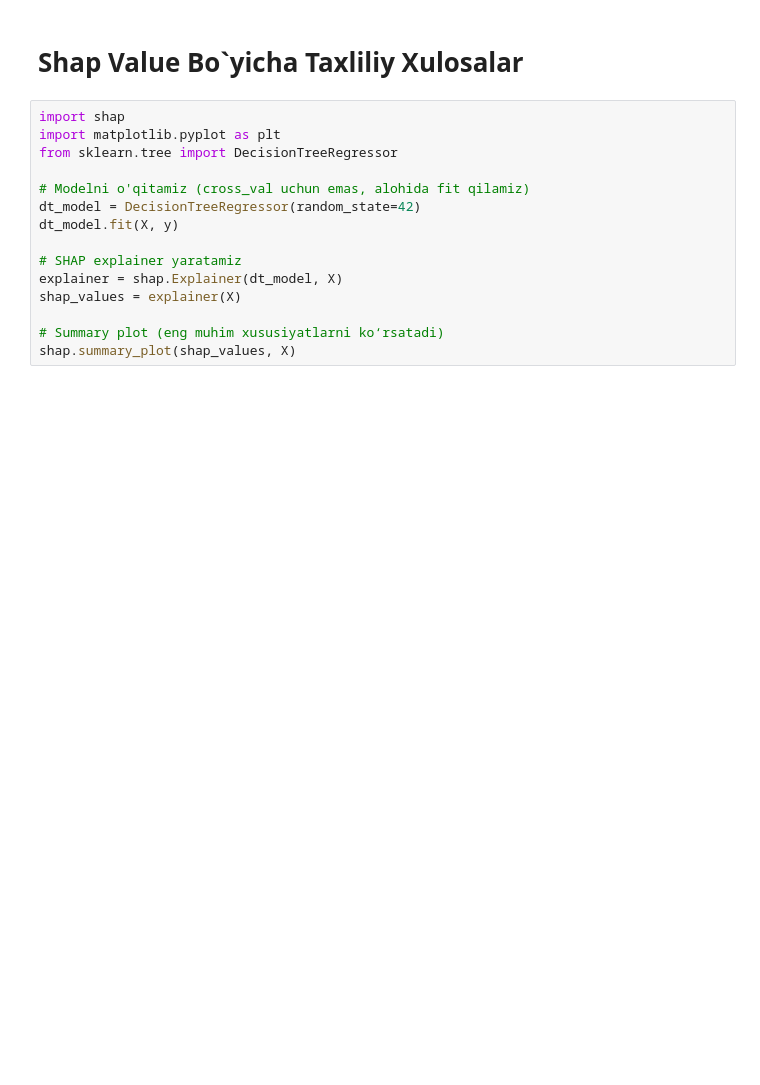
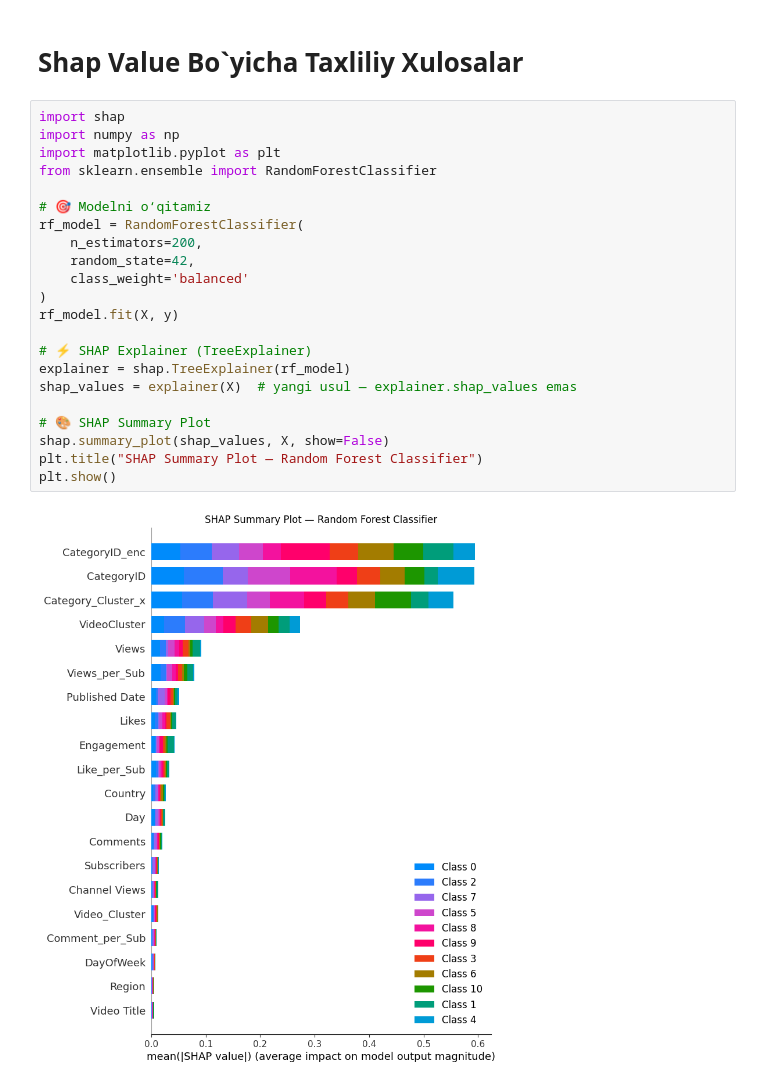
Before and after one commit to rasulbekdeveloper907/You_Tube_Views_Prediction, a Jupyter notebook: Notebooks/model_selection.ipynb, the cells around one changed output. Drawn from its saved outputs; the diff is of its cells as text; blank space fills up the shorter version.

```diff
--- a/Notebooks/model_selection.ipynb
+++ b/Notebooks/model_selection.ipynb
@@ -270,19 +577,28 @@ print("📉 Cross-Validated MSE:", mse)
 # Shap Value Bo`yicha Taxliliy Xulosalar
 # %%
 import shap
+import numpy as np
 import matplotlib.pyplot as plt
-from sklearn.tree import DecisionTreeRegressor
+from sklearn.ensemble import RandomForestClassifier
 
-# Modelni o'qitamiz (cross_val uchun emas, alohida fit qilamiz)
-dt_model = DecisionTreeRegressor(random_state=42)
-dt_model.fit(X, y)
+# 🎯 Modelni o‘qitamiz
+rf_model = RandomForestClassifier(
+    n_estimators=200,
+    random_state=42,
+    class_weight='balanced'
+)
+rf_model.fit(X, y)
 
-# SHAP explainer yaratamiz
-explainer = shap.Explainer(dt_model, X)
-shap_values = explainer(X)
+# ⚡ SHAP Explainer (TreeExplainer)
+explainer = shap.TreeExplainer(rf_model)
+shap_values = explainer(X)  # yangi usul — explainer.shap_values emas
 
-# Summary plot (eng muhim xususiyatlarni ko‘rsatadi)
-shap.summary_plot(shap_values, X)
+# 🎨 SHAP Summary Plot
+shap.summary_plot(shap_values, X, show=False)
+plt.title("SHAP Summary Plot — Random Forest Classifier")
+plt.show()
+# %% [output]
+[figure, added]
 # %% [markdown]
 ### ✅ XULOSA
 
```
Also changed, not shown: parts of 24 cells of this notebook, 8 other files.
